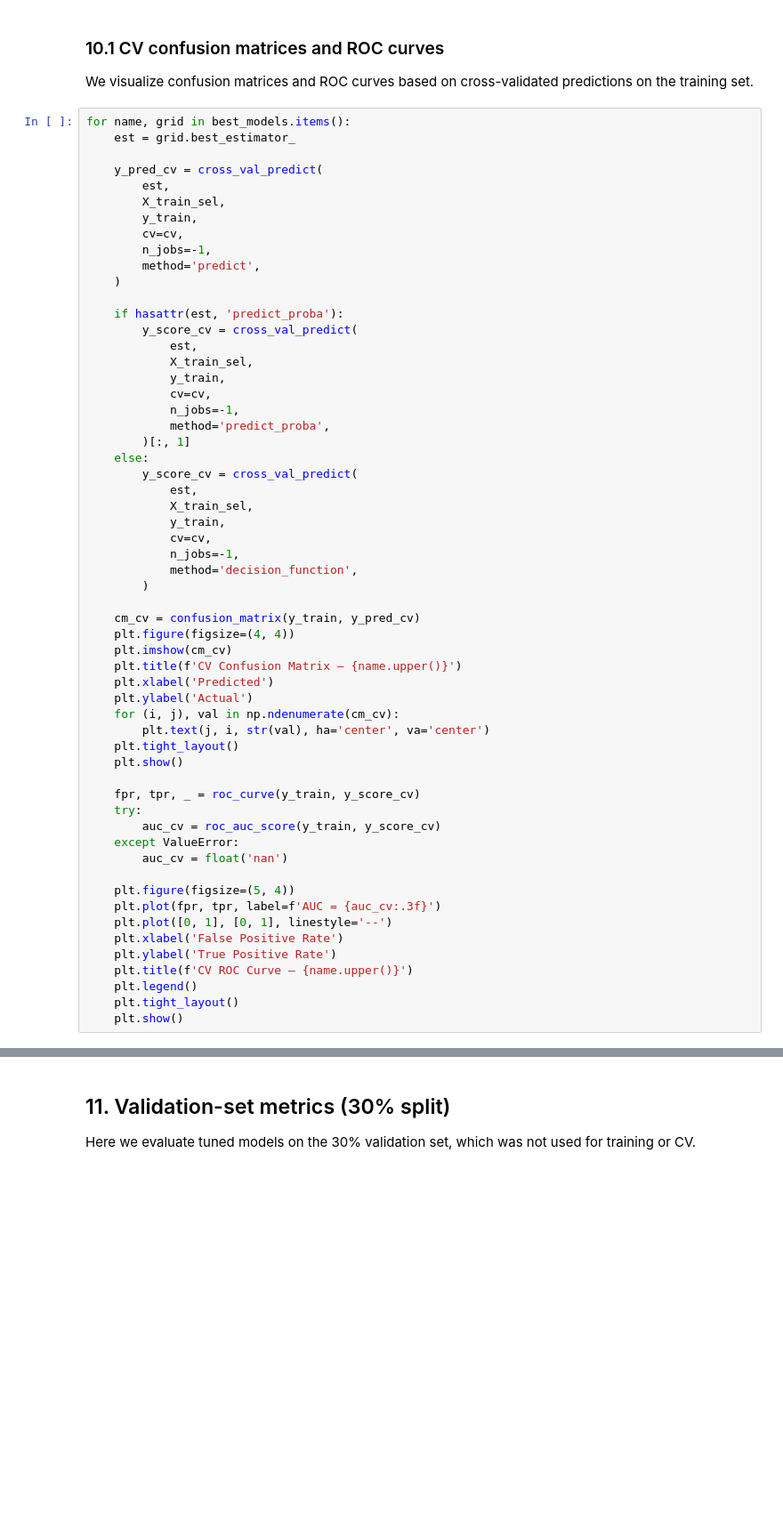
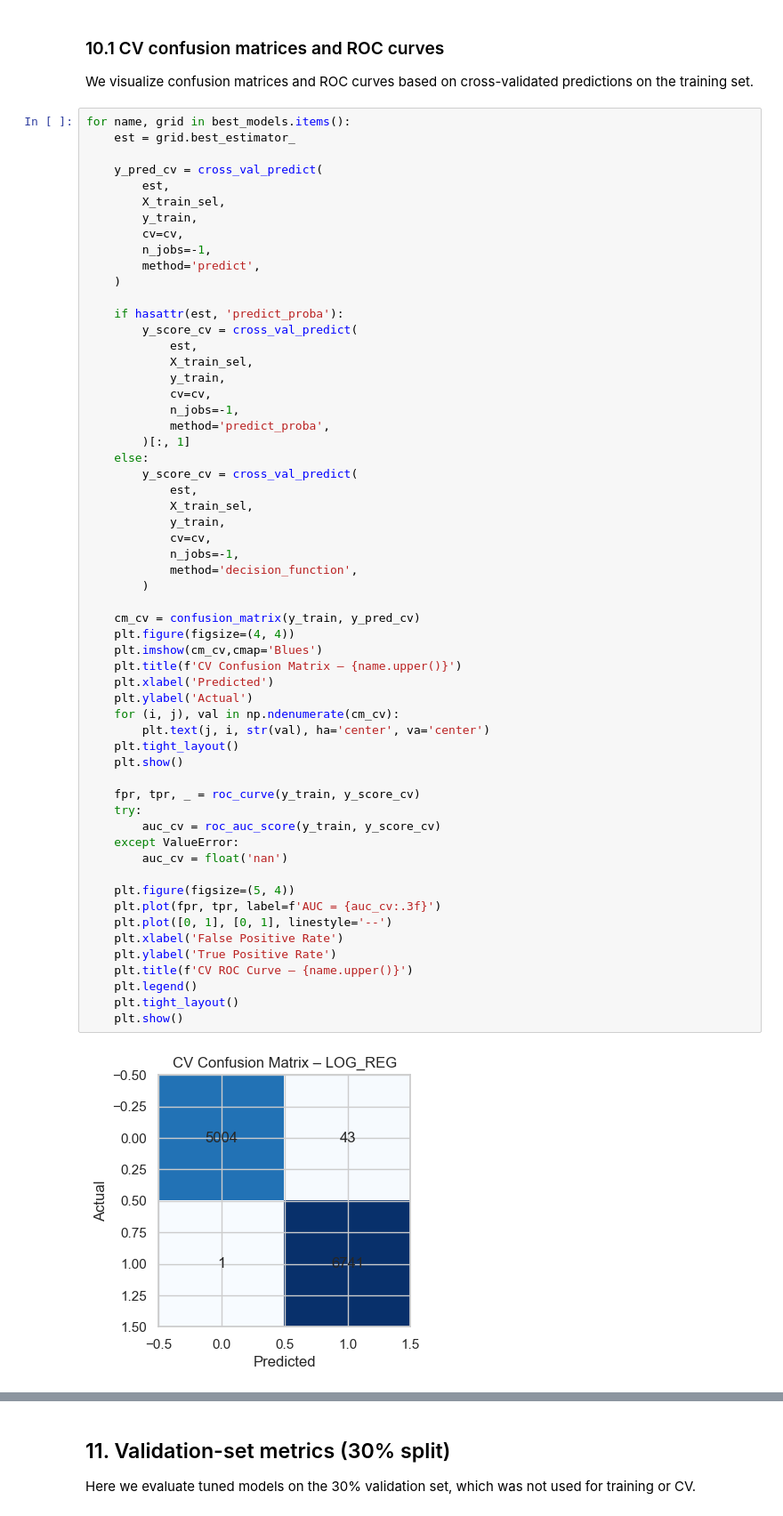
Before and after one commit to ToshiBiswas/Phishing-Link-Detector, a Jupyter notebook: ensf611_phishing_full_pipeline.ipynb, the cells around one changed output, grey strips where cells are left out. Shown at 89% size. Drawn from its saved outputs; the diff is of its cells as text; blank space fills up the shorter version.

```diff
--- a/ensf611_phishing_full_pipeline.ipynb
+++ b/ensf611_phishing_full_pipeline.ipynb
@@ -562,31 +598,33 @@ for name, grid in best_models.items():
             cv=cv,
             n_jobs=-1,
             method='decision_function',
         )
 
     cm_cv = confusion_matrix(y_train, y_pred_cv)
     plt.figure(figsize=(4, 4))
-    plt.imshow(cm_cv)
+    plt.imshow(cm_cv,cmap='Blues')
     plt.title(f'CV Confusion Matrix – {name.upper()}')
     plt.xlabel('Predicted')
     plt.ylabel('Actual')
     for (i, j), val in np.ndenumerate(cm_cv):
         plt.text(j, i, str(val), ha='center', va='center')
     plt.tight_layout()
     plt.show()
 
     fpr, tpr, _ = roc_curve(y_train, y_score_cv)
     try:
         auc_cv = roc_auc_score(y_train, y_score_cv)
     except ValueError:
         auc_cv = float('nan')
 
     plt.figure(figsize=(5, 4))
     plt.plot(fpr, tpr, label=f'AUC = {auc_cv:.3f}')
     plt.plot([0, 1], [0, 1], linestyle='--')
     plt.xlabel('False Positive Rate')
     plt.ylabel('True Positive Rate')
     plt.title(f'CV ROC Curve – {name.upper()}')
     plt.legend()
     plt.tight_layout()
     plt.show()
+# %% [output]
+[figure, added]
```
Also changed, not shown: parts of 16 cells of this notebook.
